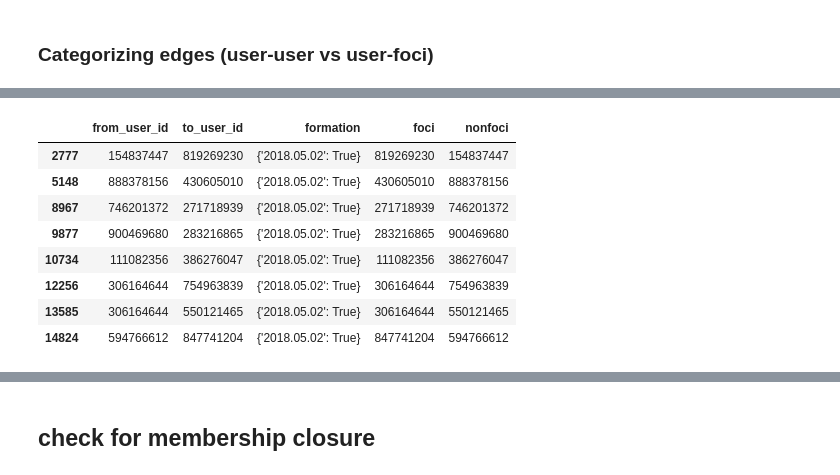
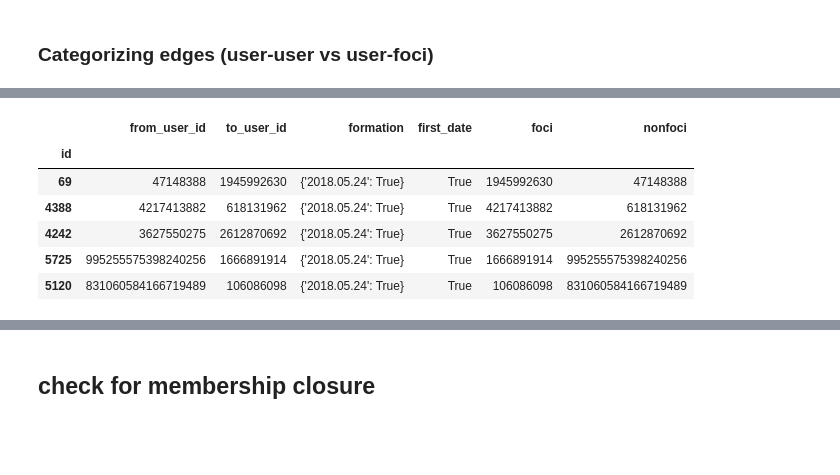
Before and after one commit to AmmarRashed/EventOrient, a Jupyter notebook: notebooks/calculating_closures.ipynb, the cells around one changed output, grey strips where cells are left out. Saved outputs shown, nothing was run; the diff lists cells and outputs as text; code cells hidden in the pictures; blank space fills up the shorter version.

```diff
--- a/notebooks/calculating_closures.ipynb
+++ b/notebooks/calculating_closures.ipynb
@@ -77,10 +80,10 @@ def get_connections_by_date(cons, date, present=True):
     for_col = nw.formation.apply(lambda dates: present_in_date(dates,date))
     return cons[for_col == present]
 # %%
-def calculate_new_edges(d1=d1, d2=d2):
-    return get_connections_by_date(get_connections_by_date(rc, d2), d1, False)
+def calculate_new_edges(cons, d1, d2):
+    return get_connections_by_date(get_connections_by_date(cons, d2), d1, False)
 # %%
 s = time.time()
-new_edges = calculate_new_edges()
+new_edges = calculate_new_edges(cons, d1, d2)
 print("took: ",time.time()-s)
 # %% [output]
@@ -99,2 +102,5 @@ twitter_users.sample(5)
 # %% [markdown]
 ### Categorizing edges (user-user vs user-foci)
+# %%
+orgs_df = pd.read_csv("../REST/static/orgs.csv", index_col="id")
+orgs_df.sample(5)
@@ -101,5 +115,5 @@ twitter_users.sample(5)
 # %%
-orgs = set(twitter_users[twitter_users.is_org==True].index)
+orgs = set(orgs_df.index)
 # %%
 is_focal = lambda from_,to, orgs: (0,0) if (from_ in orgs and to in orgs)\
                                         or not(from_ in orgs or to in orgs)\
@@ -107,18 +121,16 @@ is_focal = lambda from_,to, orgs: (0,0) if (from_ in orgs and to in orgs)\
 # %%
 new_edges["foci"] = new_edges.apply(lambda row:is_focal(row['from_user_id'], row['to_user_id'], orgs), axis=1)
 new_edges["nonfoci"] = new_edges.foci.apply(lambda f: f[1])
 new_edges["foci"] = new_edges.foci.apply(lambda f: f[0])
-new_edges[new_edges.foci!=0]
+new_edges[new_edges.foci!=0].sample(5)
 # %% [output]
-|  | from_user_id | to_user_id | formation | foci | nonfoci |
-| 2777 | 154837447 | 819269230 | {'2018.05.02': True} | 819269230 | 154837447 |
-| 5148 | 888378156 | 430605010 | {'2018.05.02': True} | 430605010 | 888378156 |
-| 8967 | 746201372 | 271718939 | {'2018.05.02': True} | 271718939 | 746201372 |
-| 9877 | 900469680 | 283216865 | {'2018.05.02': True} | 283216865 | 900469680 |
-| 10734 | 111082356 | 386276047 | {'2018.05.02': True} | 111082356 | 386276047 |
-| 12256 | 306164644 | 754963839 | {'2018.05.02': True} | 306164644 | 754963839 |
-| 13585 | 306164644 | 550121465 | {'2018.05.02': True} | 306164644 | 550121465 |
-| 14824 | 594766612 | 847741204 | {'2018.05.02': True} | 847741204 | 594766612 |
+|  | from_user_id | to_user_id | formation | first_date | foci | nonfoci |
+| id |  |  |  |  |  |  |
+| 69 | 47148388 | 1945992630 | {'2018.05.24': True} | True | 1945992630 | 47148388 |
+| 4388 | 4217413882 | 618131962 | {'2018.05.24': True} | True | 4217413882 | 618131962 |
+| 4242 | 3627550275 | 2612870692 | {'2018.05.24': True} | True | 3627550275 | 2612870692 |
+| 5725 | 995255575398240256 | 1666891914 | {'2018.05.24': True} | True | 1666891914 | 995255575398240256 |
+| 5120 | 831060584166719489 | 106086098 | {'2018.05.24': True} | True | 106086098 | 831060584166719489 |
 # %% [markdown]
 # Calculating membership closures
 ### if a user u1 just got a new connection with foci f1 at time t2, get friends of u1 who had connections with f1 at time t1
```
Also changed, not shown: parts of 22 cells of this notebook, 14 other files.
